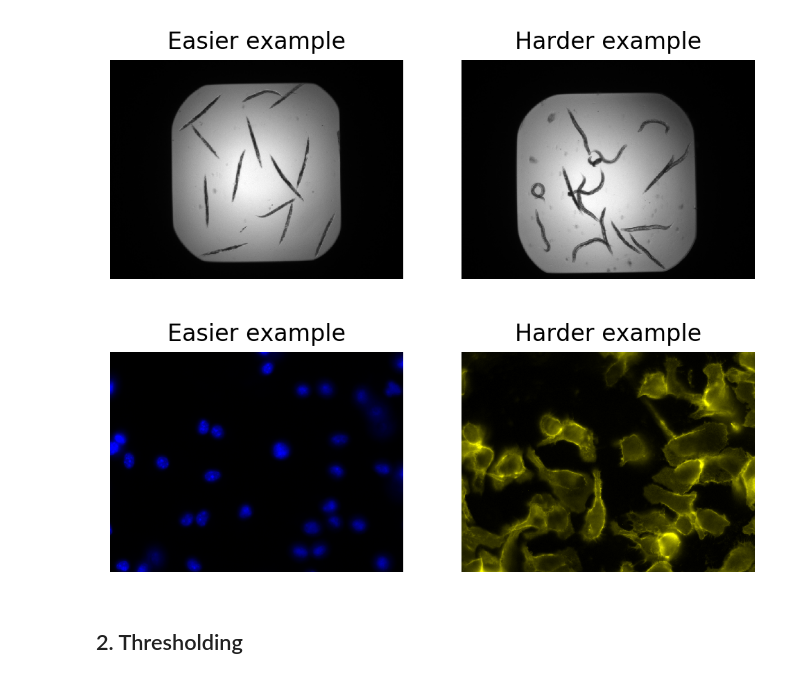
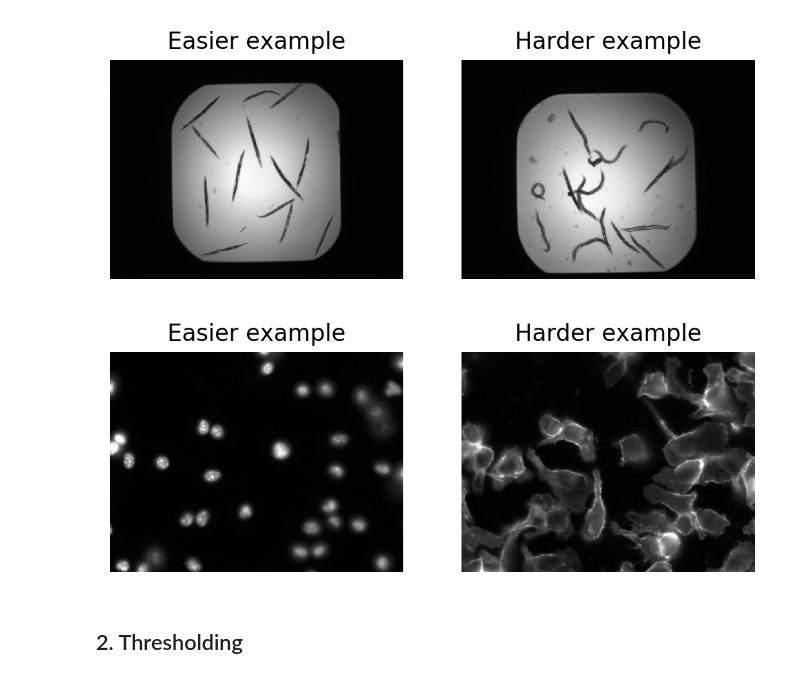
Before and after one commit to uhlmanngroup/imagequantification101, a Jupyter notebook: 2 - Segmentation.ipynb, the cells around one changed output. Saved outputs shown, nothing was run; the diff lists cells and outputs as text; code cells hidden in the pictures.

```diff
--- a/2 - Segmentation.ipynb
+++ b/2 - Segmentation.ipynb
@@ -48,17 +47,17 @@ plt.show()
 # %%
 # BBBC020
 fig, axes = plt.subplots(nrows=1, ncols=2)
 
-axes[0].imshow(bbbc020_easy, cmap='gist_gray')
+axes[0].imshow(bbbc020_easy, cmap='gray')
 axes[0].axis('off')
 axes[0].set_title('Easier example')
 
-axes[1].imshow(bbbc020_hard, cmap='gist_gray')
+axes[1].imshow(bbbc020_hard, cmap='gray')
 axes[1].axis('off')
 axes[1].set_title('Harder example')
 
 plt.show()
 # %% [output]
-[figure, old version]
+[figure, new version]
 # %% [markdown]
 ## 2. Thresholding
```
Also changed, not shown: parts of 23 cells of this notebook.
